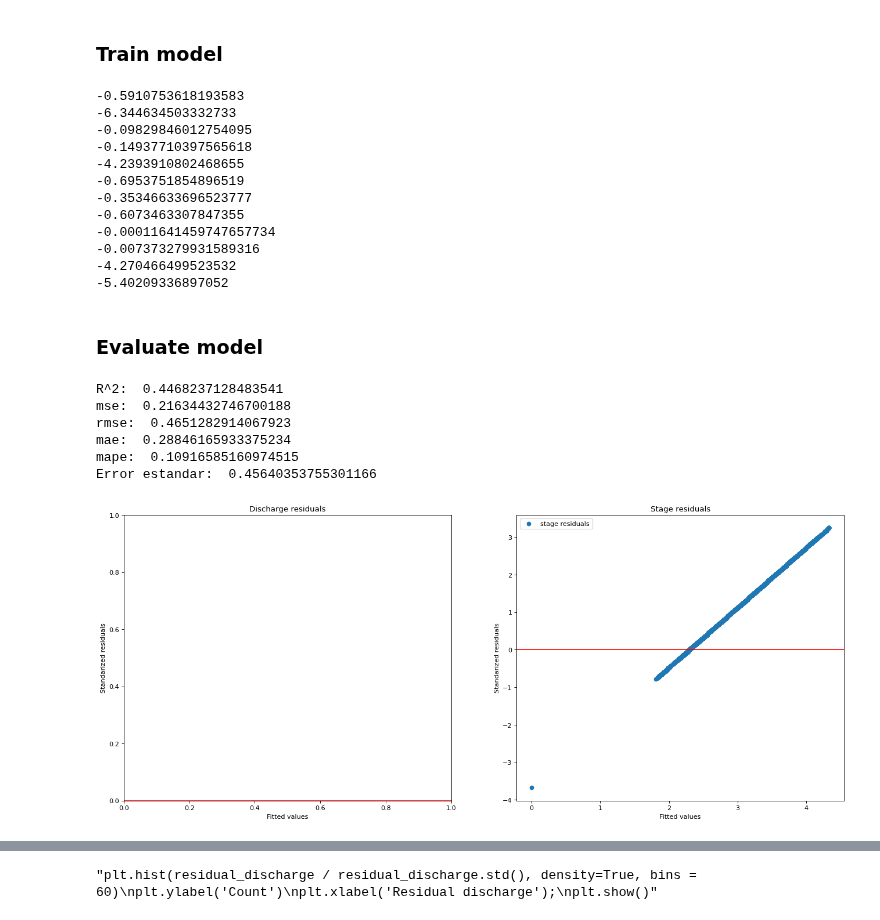
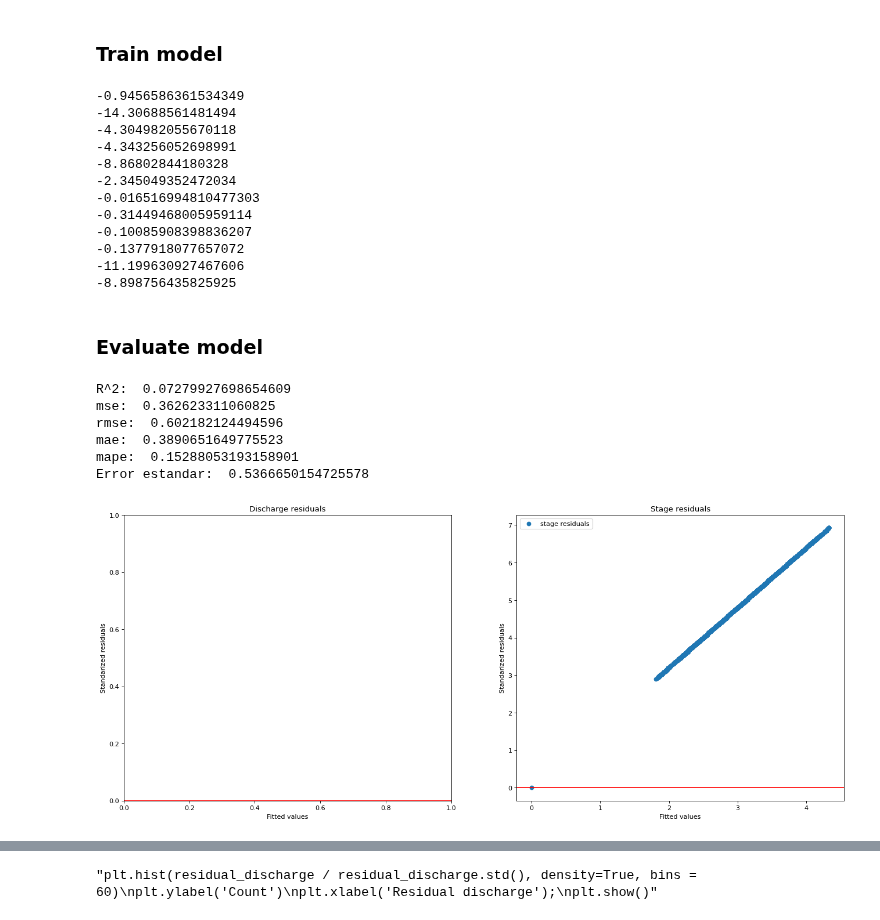
Before and after one commit to andresnowak/Hydrology_AI_project, a Jupyter notebook: models/dummy_model_v1.ipynb, the cells around one changed output, grey strips where cells are left out. Cells and saved outputs as stored; diff of their text form; code cells hidden in the pictures.

```diff
--- a/models/dummy_model_v1.ipynb
+++ b/models/dummy_model_v1.ipynb
@@ -164,7 +164,7 @@ plt.show()"""
 # %% [markdown]
 ### Train model
 # %%
-dummy_regr = DummyRegressor(strategy="quantile", quantile=0.4)
+dummy_regr = DummyRegressor(strategy="mean", quantile=0.6)
 # %%
 #predictions = np.array([[0, 0]])
 predictions = np.array([0])
@@ -189,59 +189,60 @@ for i in range(1, 13):
     predictions = np.concatenate((predictions, y_pred), axis=0)
     real_values = np.concatenate((real_values, y_test), axis=0)
 # %% [output]
--0.5910753618193583
--6.344634503332733
--0.09829846012754095
--0.14937710397565618
--4.2393910802468655
--0.6953751854896519
--0.35346633696523777
--0.6073463307847355
--0.00011641459747657734
--0.007373279931589316
--4.270466499523532
--5.40209336897052
+-0.9456586361534349
+-14.30688561481494
+-4.304982055670118
+-4.343256052698991
+-8.86802844180328
+-2.345049352472034
+-0.016516994810477303
+-0.31449468005959114
+-0.10085908398836207
+-0.1377918077657072
+-11.199630927467606
+-8.898756435825925
 # %% [markdown]
 ### Evaluate model
 # %%
 evaluation_of_model(real_values, predictions)
 # %% [output]
-R^2:  0.4468237128483541
-mse:  0.21634432746700188
-rmse:  0.4651282914067923
-mae:  0.28846165933375234
-mape:  0.10916585160974515
-Error estandar:  0.45640353755301166
+R^2:  0.07279927698654609
+mse:  0.362623311060825
+rmse:  0.602182124494596
+mae:  0.3890651649775523
+mape:  0.15288053193158901
+Error estandar:  0.5366650154725578
 # %%
 residuals = real_values - predictions
 residuals_std = residuals/residuals.std()
 
-y_real_stage = np.array([i[-1] for i in real_values])
-residual_stage = np.array([i[-1] for i in residuals])
+y_real_stage = np.array([i[0] for i in real_values])
+residual_stage = np.array([i[0] for i in residuals])
 
-#y_real_discharge = np.array([i[0] for i in real_values])
-#residual_discharge = np.array([i[0] for i in residuals])
+#y_real_discharge = np.array([i[-1] for i in real_values])
+#residual_discharge = np.array([i[-1] for i in residuals])
 
 
 figure, ax = plt.subplots(ncols=2, figsize=(20, 8), dpi=80)
 
 ax[1].scatter(y_real_stage, residual_stage / residual_stage.std(), label="stage residuals")
 #ax[0].scatter(y_real_discharge, residual_discharge / residual_discharge.std(), label="discharge residuals")
+
 ax[1].axhline(y=0.0, color='r', linestyle='-')
 ax[0].axhline(y=0.0, color='r', linestyle='-')
 
 ax[1].set_title("Stage residuals")
 ax[0].set_title("Discharge residuals")
 
 ax[1].set_xlabel("Fitted values")
 ax[0].set_xlabel("Fitted values")
 ax[1].set_ylabel("Standarized residuals")
 ax[0].set_ylabel("Standarized residuals")
 
 plt.legend()
 plt.show()
 # %% [output]
-[figure, old version]
+[figure, new version]
 # %%
 plt.hist(residual_stage / residual_stage.std(), density=True, bins = 60)
 plt.ylabel('Count')
```
Also changed, not shown: parts of 2 cells of this notebook, 2 other files.
